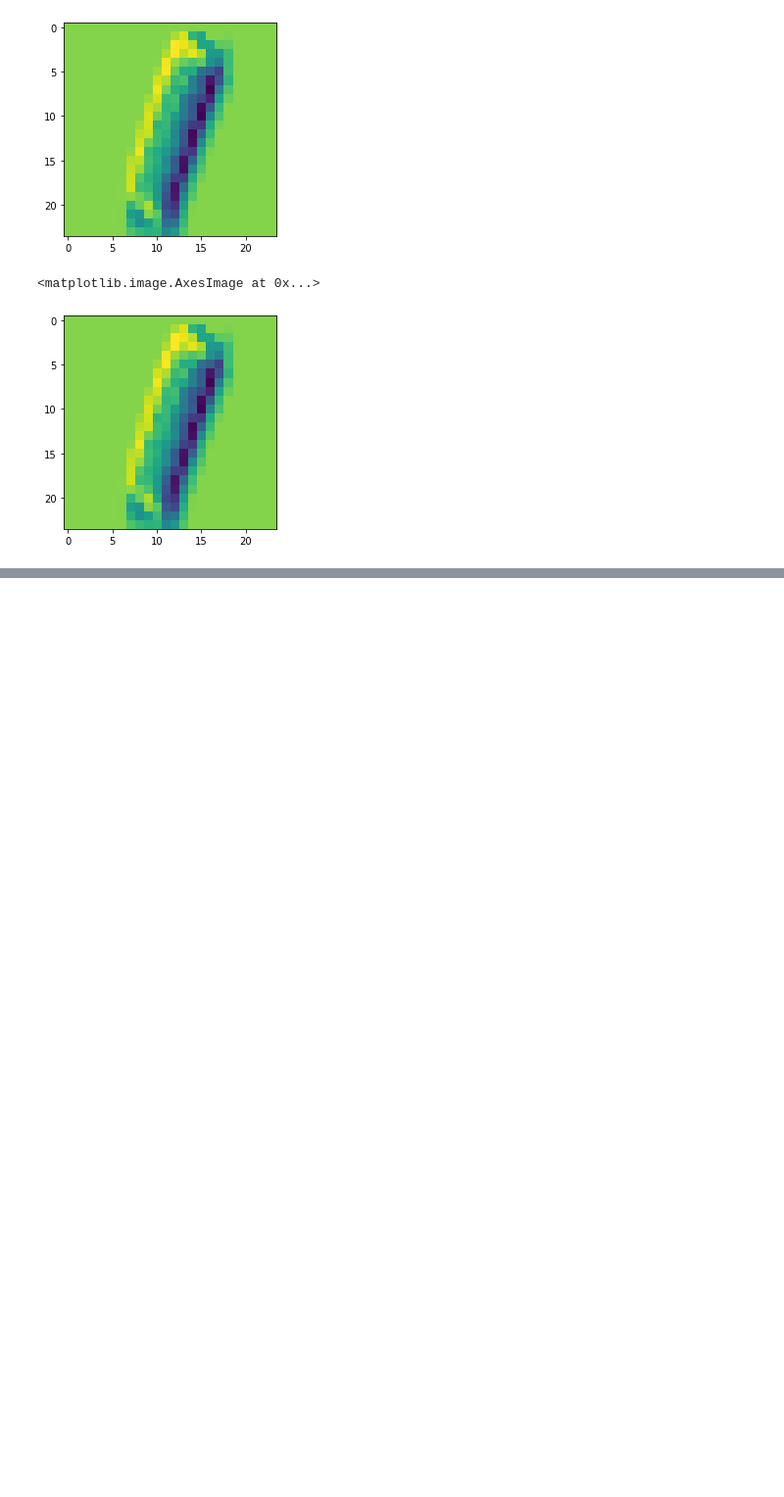
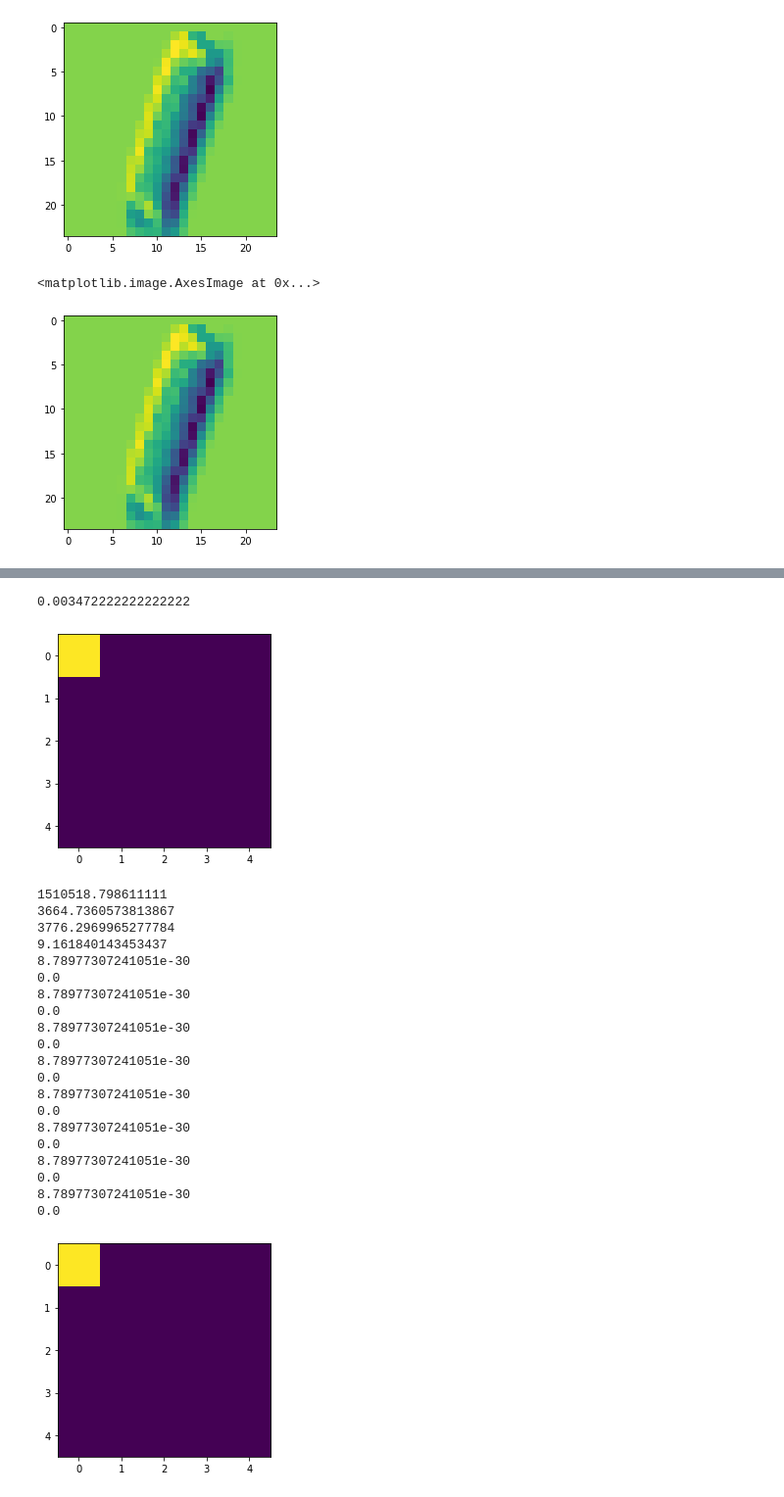
Before and after one commit to 8const/convnet_second_attempt, a Jupyter notebook: it_commutes.ipynb, the cells around one changed output, grey strips where cells are left out. Shown: that part at 98% size. Drawn from its saved outputs; the diff is of its cells as text; code cells hidden in the pictures; blank space fills up the shorter version.

```diff
--- a/it_commutes.ipynb
+++ b/it_commutes.ipynb
@@ -159,0 +215,73 @@ imshow(kernel(x, y))
+# %%
+def loss(p, q):
+    return ((((p - q)**2).sum()) / p.shape[0])
+# %%
+2/576
+# %% [output]
+0.003472222222222222
+# %%
+# x ->  W @ x = l -> loss(y_hat, l)
+
+
+x = vec(X[5])
+
+
+
+identity_kernel = np.zeros((5,5))
+identity_kernel[0,0] = 1
+
+
+
+imshow(identity_kernel)
+show()
+y_hat = vec(conv(identity_kernel, sqr(x)))
+
+ran_k = np.ones((5,5))  #np.random.uniform(-1,1, (5,5))
+
+
+
+for i in range(10):
+
+    y = vec(conv(ran_k, sqr(x)))
+    m = matrix(x, y)
+    l = m @ x
+
+    dloss_dl = 0.003472222222222222 * (l - y_hat)
+    dl_dm = x
+
+    dloss_dm = dloss_dl @ dl_dm.T
+    print(loss(y_hat, l))
+
+    m = m - 0.0001 * dloss_dm
+
+    l = m @ x
+    print(loss(y_hat, l))
+
+    ran_k = kernel(x, l)
+
+
+imshow(ran_k)
+show()
+# %% [output]
+[figure, added]
+1510518.798611111
+3664.7360573813867
+3776.2969965277784
+9.161840143453437
+8.78977307241051e-30
+0.0
+8.78977307241051e-30
+0.0
+8.78977307241051e-30
+0.0
+8.78977307241051e-30
+0.0
+8.78977307241051e-30
+0.0
+8.78977307241051e-30
+0.0
+8.78977307241051e-30
+0.0
+8.78977307241051e-30
+0.0
+[figure, added]
```
Also changed, not shown: parts of 16 cells of this notebook.
